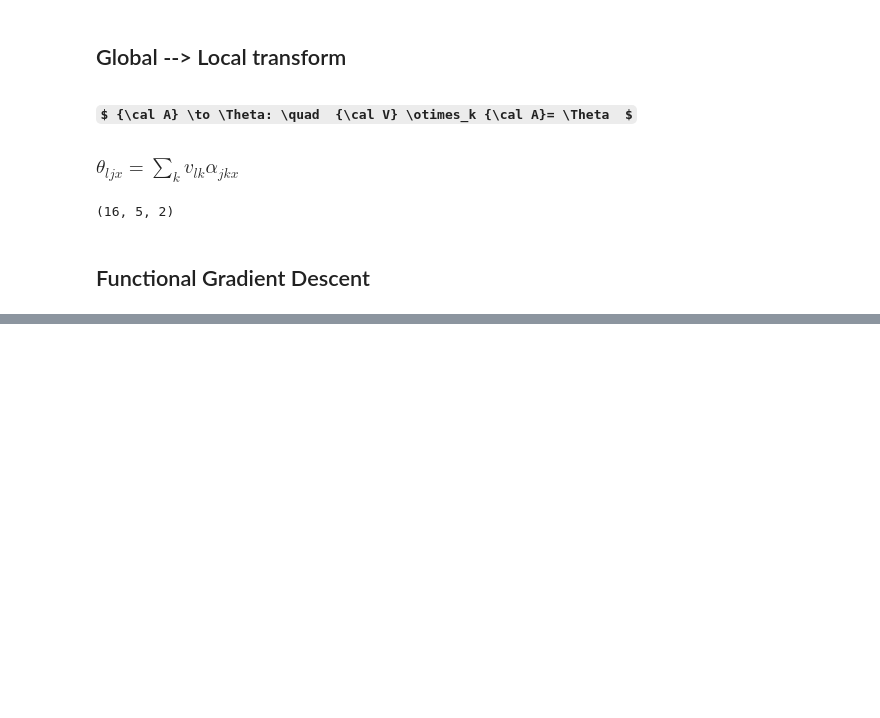
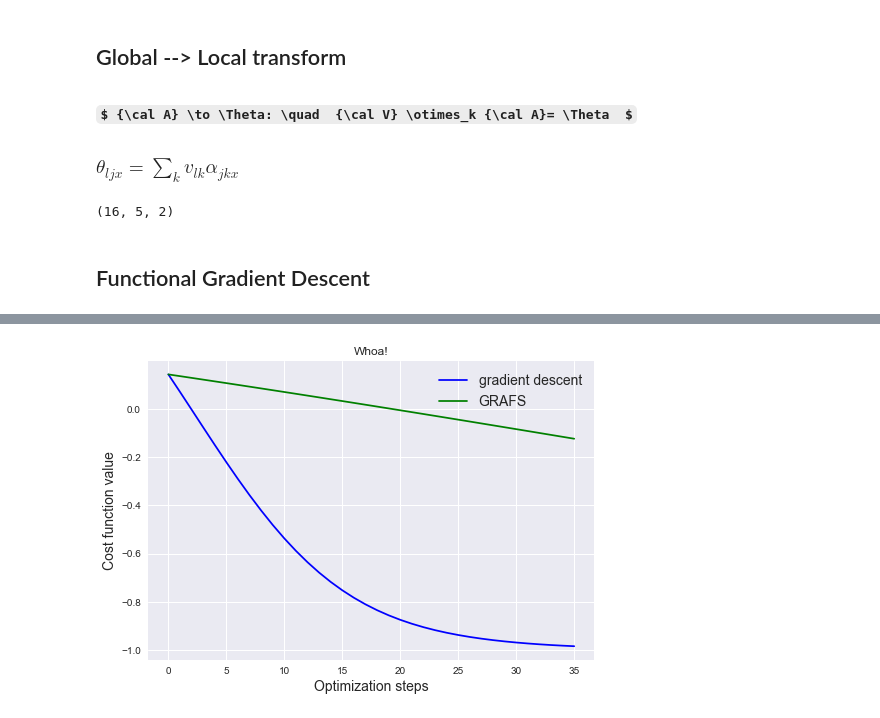
Before and after one commit to zerodynamics/pennylane, a Jupyter notebook: IPYNB/GRAFS_QML.ipynb, the cells around one changed output, grey strips where cells are left out. Drawn from its saved outputs; the diff is of its cells as text; code cells hidden in the pictures; some formulas as TeX source; blank space fills up the shorter version.

```diff
--- a/IPYNB/GRAFS_QML.ipynb
+++ b/IPYNB/GRAFS_QML.ipynb
@@ -179,0 +217,45 @@ plt.legend(fontsize=fs);
+# %%
+# this deeper circuit takes a while
+# comment out qng to speed things up.
+
+steps = 35
+
+theta = np.tensordot(V,alpha_init,([1],[0]))
+theta_ng = theta
+
+gd_cost2 = []
+grafs_cost2 = []
+qng_cost2 = []
+
+# initial cost
+gd_cost2.append(circuit(theta))
+grafs_cost2.append(grafs_circuit(alpha_init))
+qng_cost2.append(circuit(theta))
+
+for _ in range(steps):
+    #print('%f : %f' %(gd_cost[-1],grafs_cost[-1]))
+
+    # take a theta step
+    theta = opt.step(circuit, theta)
+    gd_cost2.append(circuit(theta))
+
+    # take an alpha step
+    alpha = grafs_step(alpha,learning_rate)
+    grafs_cost2.append(grafs_circuit(alpha))
+
+    # take a natural gradient step
+    #theta_ng = opt_ng.step(circuit, theta_ng)
+    #qng_cost2.append(circuit(theta_ng))
+# %%
+fs = 14
+plt.style.use("seaborn")
+plt.plot(gd_cost2, "b", label="gradient descent")
+#plt.plot(qng_cost2,'r', label="quantum natural gradient")
+plt.plot(grafs_cost2, "g", label="GRAFS")
+
+plt.ylabel("Cost function value",fontsize=fs)
+plt.xlabel("Optimization steps", fontsize=fs)
+plt.title('Whoa!')
+plt.legend(fontsize=fs);
+# %% [output]
+[figure, added]
```
Also changed, not shown: parts of 14 cells of this notebook.
